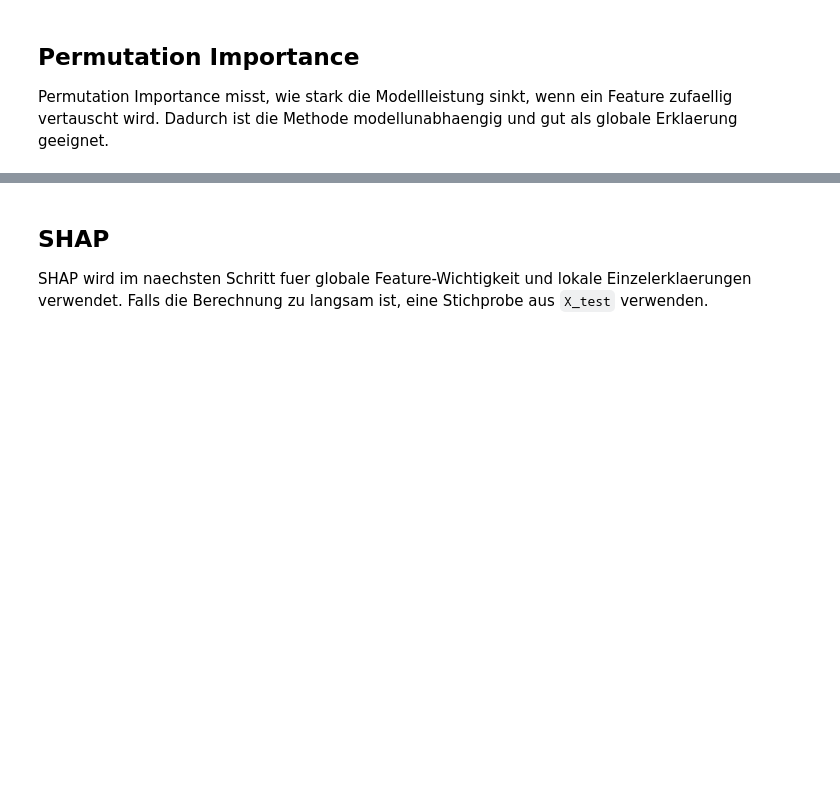
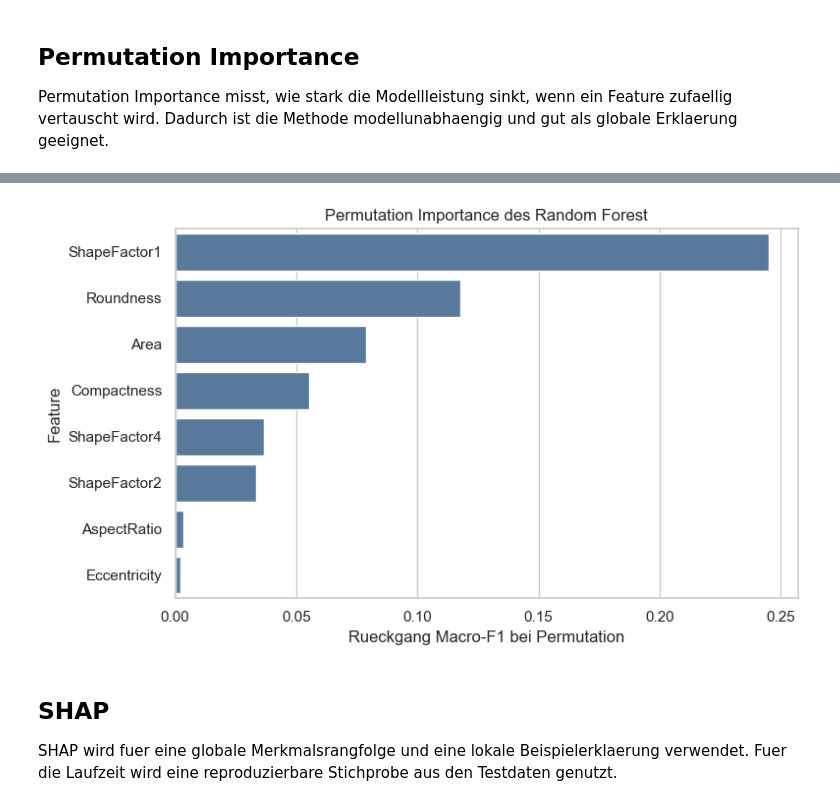
Before and after one commit to lukadeda/xai-drybean-project, a Jupyter notebook: notebooks/03_xai_explanations.ipynb, the cells around one changed output, grey strips where cells are left out. Cells and saved outputs as stored; diff of their text form; code cells hidden in the pictures; blank space fills up the shorter version.

Commit message:
Add XAI notebook and report section

```diff
--- a/notebooks/03_xai_explanations.ipynb
+++ b/notebooks/03_xai_explanations.ipynb
@@ -41,0 +5,31 @@ f1_score(y_test, model.predict(X_test), average="macro")
+# %%
+from pathlib import Path
+import os
+import ssl
+import urllib.request
+import warnings
+
+import certifi
+
+# Helps Python installations that do not find the system certificate store.
+os.environ["SSL_CERT_FILE"] = certifi.where()
+os.environ["REQUESTS_CA_BUNDLE"] = certifi.where()
+ssl._create_default_https_context = lambda: ssl.create_default_context(cafile=certifi.where())
+
+import numpy as np
+import pandas as pd
+import matplotlib.pyplot as plt
+import seaborn as sns
+import shap
+from lime.lime_tabular import LimeTabularExplainer
+from sklearn.model_selection import train_test_split
+from sklearn.ensemble import RandomForestClassifier
+from sklearn.inspection import permutation_importance
+from sklearn.metrics import f1_score
+
+sns.set_theme(style="whitegrid")
+warnings.filterwarnings("ignore", category=FutureWarning)
+RANDOM_STATE = 42
+NOTEBOOK_DIR = Path.cwd()
+REPORT_GRAPHICS_DIR = NOTEBOOK_DIR.parent / "XAI_Projektarbeit 19.54.42" / "Graphics"
+REPORT_GRAPHICS_DIR.mkdir(parents=True, exist_ok=True)
@@ -60,12 +107,16 @@ perm_df
 # %%
-plt.figure(figsize=(8, 4))
-sns.barplot(data=perm_df, x="importance_mean", y="feature")
+plt.figure(figsize=(8, 4.8))
+sns.barplot(data=perm_df, x="importance_mean", y="feature", color="#4c78a8")
 plt.title("Permutation Importance des Random Forest")
 plt.xlabel("Rueckgang Macro-F1 bei Permutation")
 plt.ylabel("Feature")
 plt.tight_layout()
+for output_dir in [NOTEBOOK_DIR, REPORT_GRAPHICS_DIR]:
+    plt.savefig(output_dir / "Permutation_Importance_RandomForest.pdf", bbox_inches="tight")
 plt.show()
+# %% [output]
+[figure, added]
 # %% [markdown]
 ## SHAP
 
-SHAP wird im naechsten Schritt fuer globale Feature-Wichtigkeit und lokale Einzelerklaerungen verwendet. Falls die Berechnung zu langsam ist, eine Stichprobe aus `X_test` verwenden.
+SHAP wird fuer eine globale Merkmalsrangfolge und eine lokale Beispielerklaerung verwendet. Fuer die Laufzeit wird eine reproduzierbare Stichprobe aus den Testdaten genutzt.
```
Also changed, not shown: parts of 13 cells of this notebook, 28 other files.
